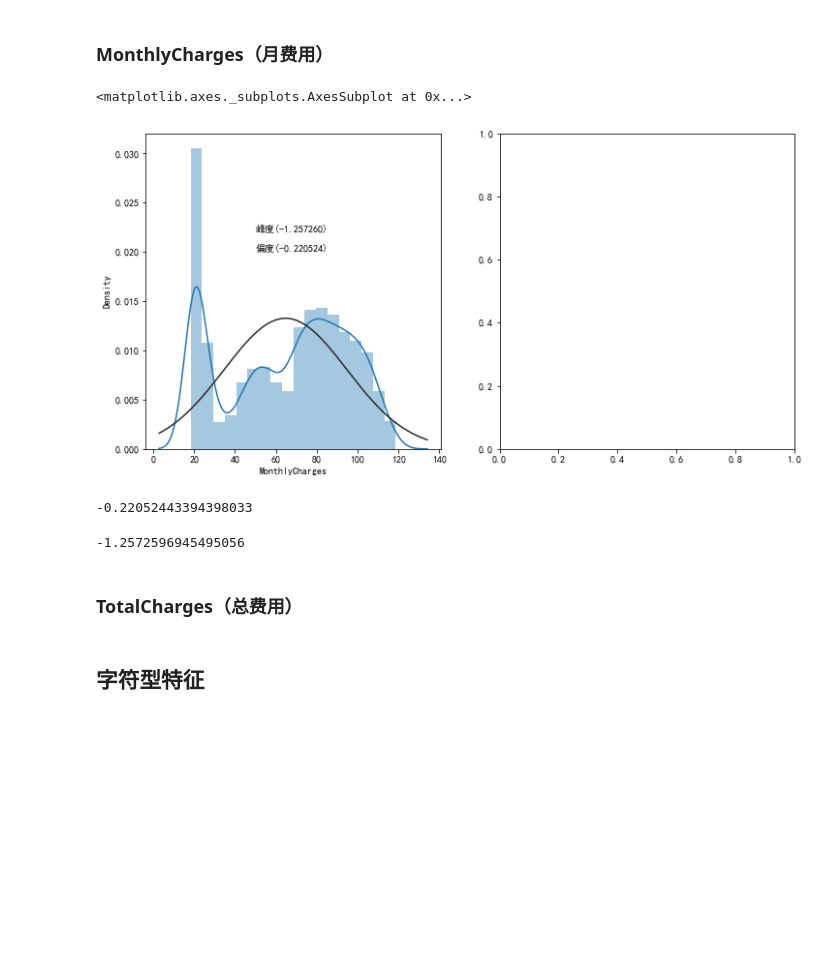
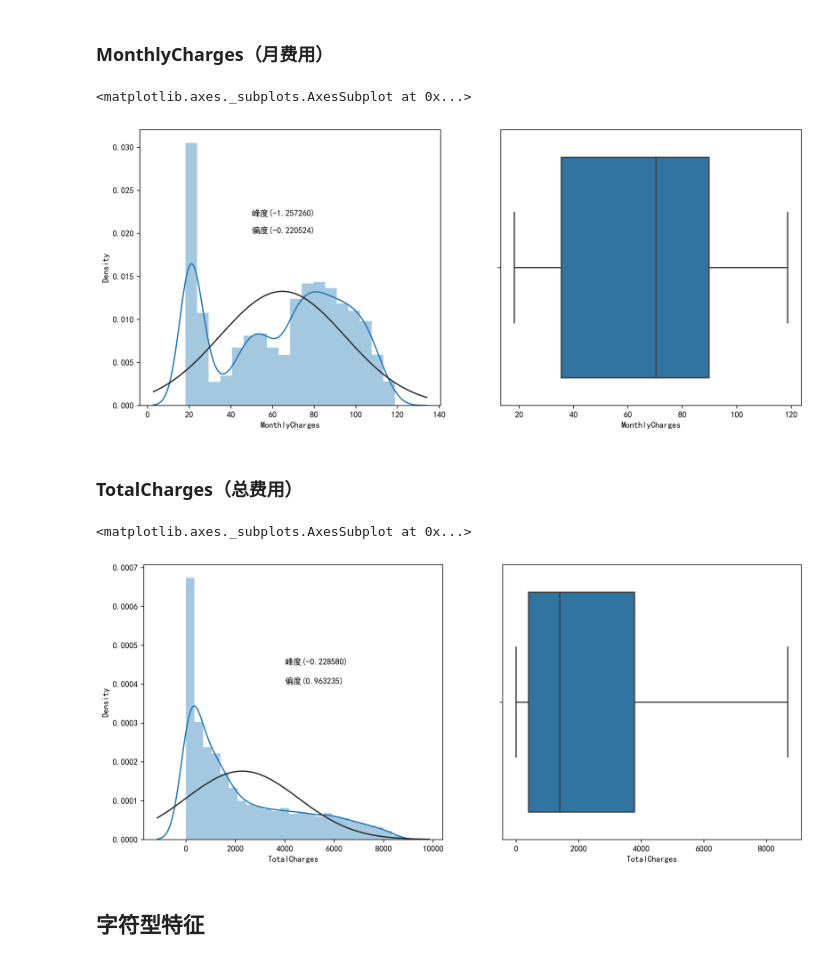
Before and after one commit to lkm18377184433/churn_survival_analysis, a Jupyter notebook: example/ipyb/生存分析验证.ipynb, the cells around one changed output. Drawn from its saved outputs; the diff is of its cells as text; code cells hidden in the pictures; blank space fills up the shorter version.

```diff
--- a/example/ipyb/生存分析验证.ipynb
+++ b/example/ipyb/生存分析验证.ipynb
@@ -88,26 +88,37 @@ obj_data = data[objs].join(data[["tenure", "Churn"]])
 # %% [markdown]
 ### MonthlyCharges（月费用）
 # %%
-plt.figure(figsize=(12, 6))
+plt.figure(figsize=(14, 6), dpi=300)
+
+# 绘制分布图
 plt.subplot(1, 2, 1)
 sns.distplot(num_data["MonthlyCharges"], fit=norm)
 for i, j, z in zip([num_data["MonthlyCharges"].skew(), num_data["MonthlyCharges"].kurt()], [0.02, 0.022], ["偏度", "峰度"]):
     plt.text(50, j, "{}({:4f})".format(z, i))
 
+# 绘制箱线图
 plt.subplot(1, 2, 2)
+sns.boxplot(x="MonthlyCharges", data=num_data)
 # %% [output]
 <matplotlib.axes._subplots.AxesSubplot at 0x...>
-[figure, old version]
+[figure, new version]
-# %%
-num_data["MonthlyCharges"].skew()
-# %% [output]
--0.22052443394398033
-# %%
-num_data["MonthlyCharges"].kurt()
-# %% [output]
--1.2572596945495056
 # %% [markdown]
 ### TotalCharges（总费用）
+# %%
+plt.figure(figsize=(14, 6), dpi=300)
+
+# 绘制分布图
+plt.subplot(1, 2, 1)
+sns.distplot(num_data["TotalCharges"], fit=norm)
+for i, j, z in zip([num_data["TotalCharges"].skew(), num_data["TotalCharges"].kurt()], [0.0004, 0.00045], ["偏度", "峰度"]):
+    plt.text(4000, j, "{}({:4f})".format(z, i))
+
+# 绘制箱线图
+plt.subplot(1, 2, 2)
+sns.boxplot(x="TotalCharges", data=num_data)
+# %% [output]
+<matplotlib.axes._subplots.AxesSubplot at 0x...>
+[figure, added]
 # %% [markdown]
 ## 字符型特征
 # %% [markdown]
```
Also changed, not shown: parts of 16 cells of this notebook.
